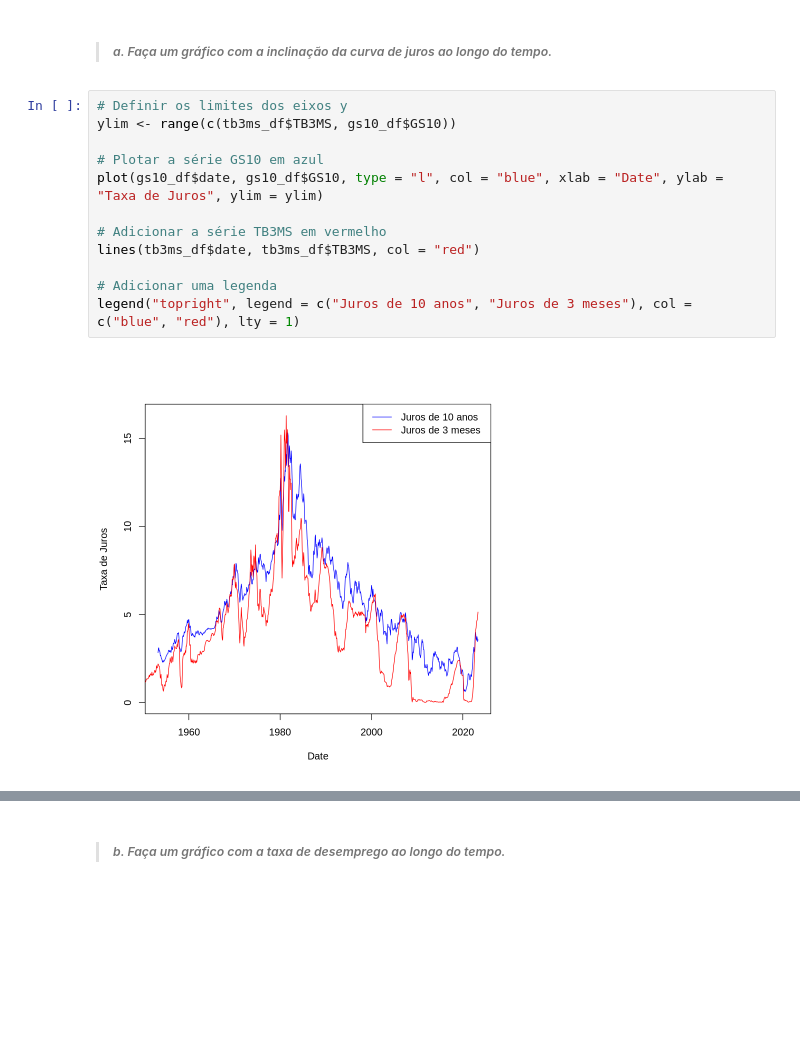
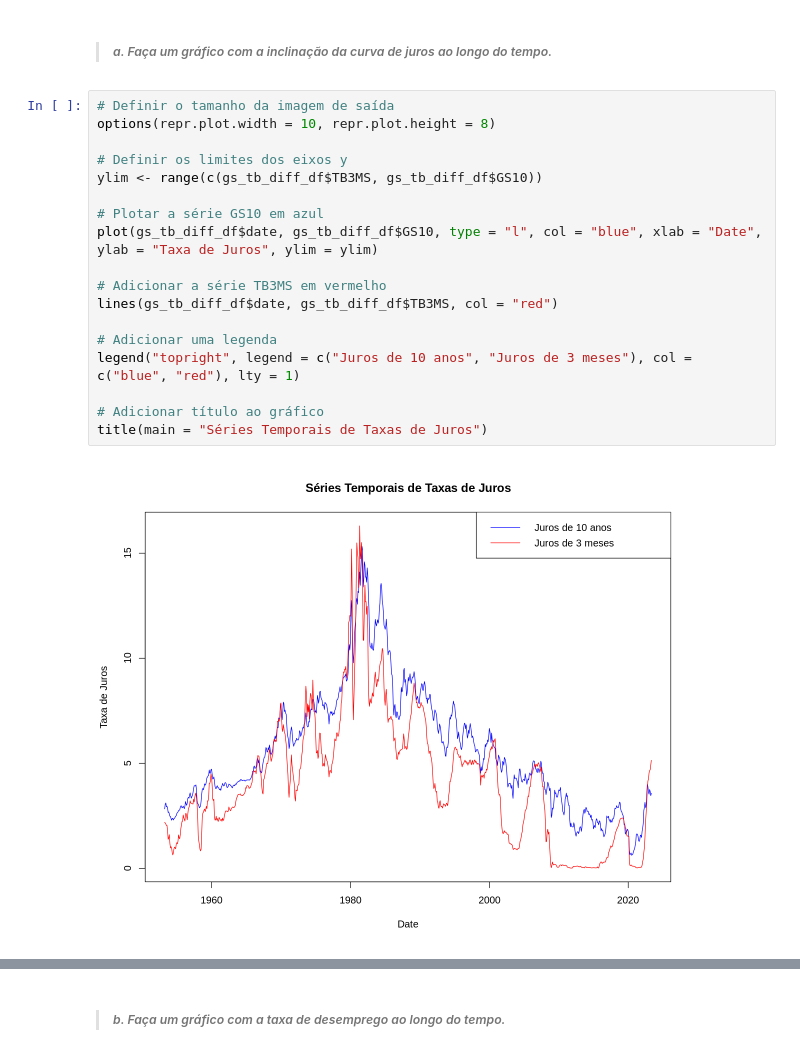
Before and after one commit to matheusrmorgado/econometria-aplicada, a Jupyter notebook: r-notebooks/aula-03.ipynb, the cells around one changed output, grey strips where cells are left out. Drawn from its saved outputs; the diff is of its cells as text; blank space fills up the shorter version.

```diff
--- a/r-notebooks/aula-03.ipynb
+++ b/r-notebooks/aula-03.ipynb
@@ -92,16 +91,22 @@ A data.frame: 5 × 4
 # %% [markdown]
 > ##### *a. Faça um gráfico com a inclinação da curva de juros ao longo do tempo.*
 # %%
+# Definir o tamanho da imagem de saída
+options(repr.plot.width = 10, repr.plot.height = 8)
+
 # Definir os limites dos eixos y
-ylim <- range(c(tb3ms_df$TB3MS, gs10_df$GS10))
+ylim <- range(c(gs_tb_diff_df$TB3MS, gs_tb_diff_df$GS10))
 
 # Plotar a série GS10 em azul
-plot(gs10_df$date, gs10_df$GS10, type = "l", col = "blue", xlab = "Date", ylab = "Taxa de Juros", ylim = ylim)
+plot(gs_tb_diff_df$date, gs_tb_diff_df$GS10, type = "l", col = "blue", xlab = "Date", ylab = "Taxa de Juros", ylim = ylim)
 
 # Adicionar a série TB3MS em vermelho
-lines(tb3ms_df$date, tb3ms_df$TB3MS, col = "red")
+lines(gs_tb_diff_df$date, gs_tb_diff_df$TB3MS, col = "red")
 
 # Adicionar uma legenda
 legend("topright", legend = c("Juros de 10 anos", "Juros de 3 meses"), col = c("blue", "red"), lty = 1)
+
+# Adicionar título ao gráfico
+title(main = "Séries Temporais de Taxas de Juros")
 # %% [output]
-[figure, old version]
+[figure, new version]
```
Also changed, not shown: parts of 8 cells of this notebook.
